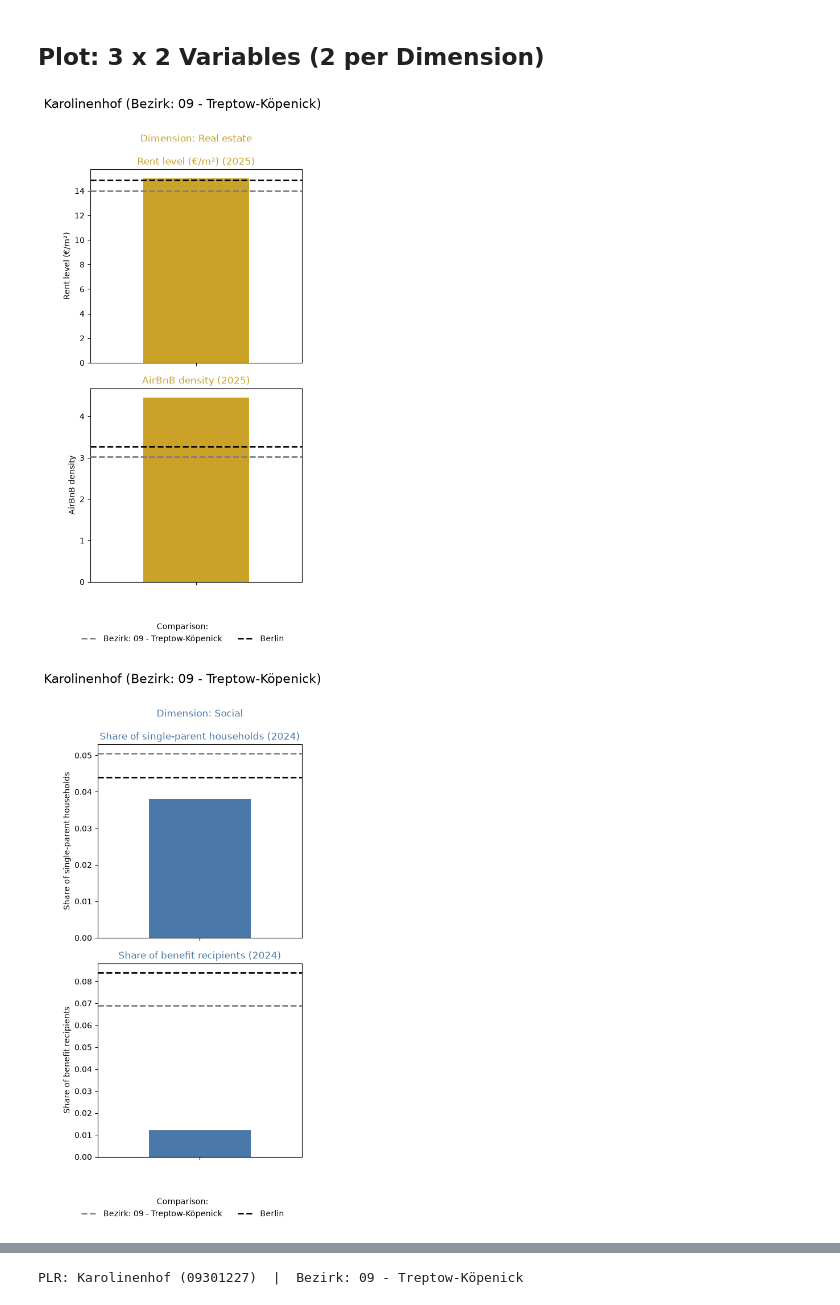
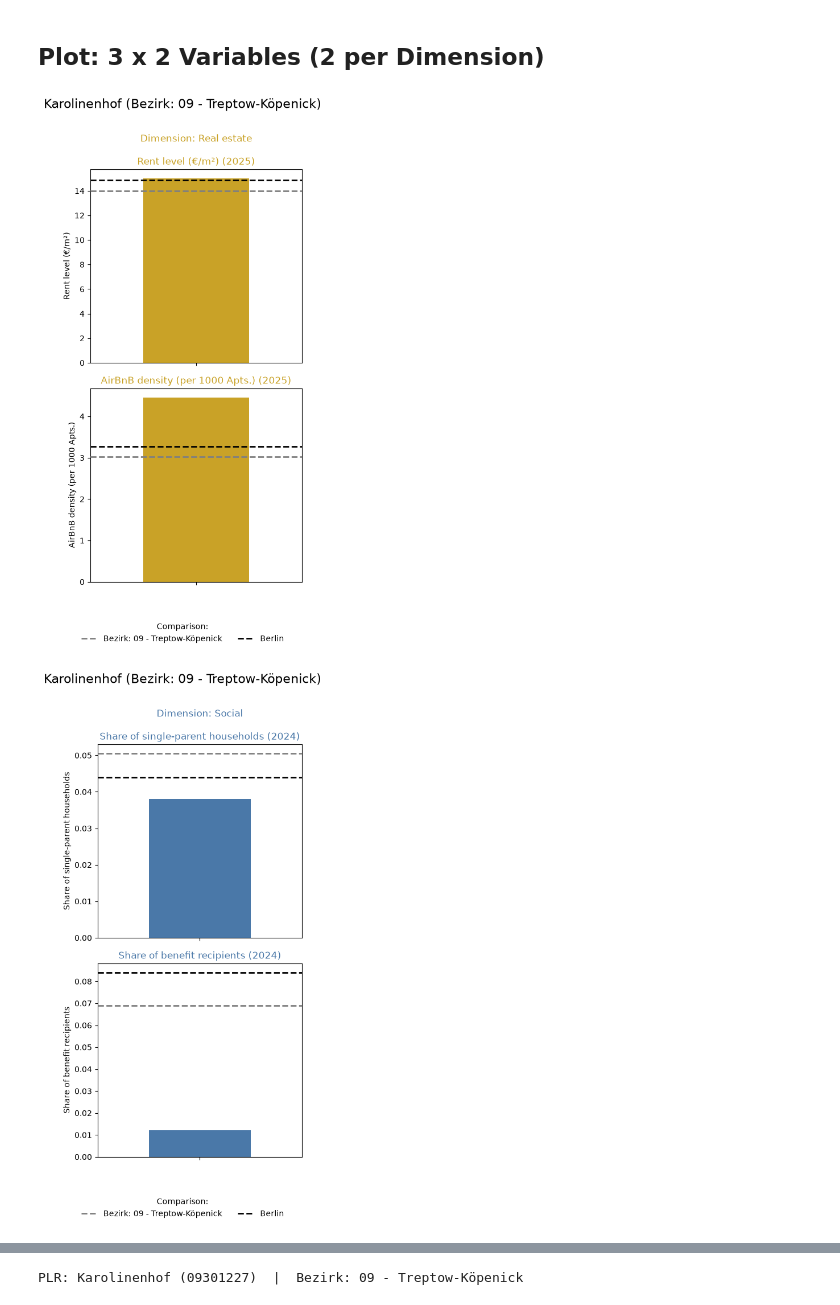
Before and after one commit to mshlg/capstone-kiezkeeper, a Jupyter notebook: notebooks/EDA/plots_kiez_profile.ipynb, the cells around one changed output, grey strips where cells are left out. Drawn from its saved outputs; the diff is of its cells as text; code cells hidden in the pictures.

Commit message:
added description for AirBnB density

```diff
--- a/notebooks/EDA/plots_kiez_profile.ipynb
+++ b/notebooks/EDA/plots_kiez_profile.ipynb
@@ -52,7 +52,7 @@ labels = {
     "re_miete_niveau": "Rent level (€/m²)",
     "re_miete_trend": "Rent trend",
     "re_altbau_share": "Share of pre-war buildings",
-    "re_dichte_all": "AirBnB density",
+    "re_dichte_all": "AirBnB density (per 1000 Apts.)",
     "re_brw_niveau": "Land value (€/m²)",
     "soc_single_parent_household_share_2024": "Share of single-parent households",
     "soc_transfer_benefit_share_2024": "Share of benefit recipients",
@@ -214,7 +214,7 @@ plr_id = "10200419"
 id_col = "plr_id"
 
 selected_vars_raw = {
-    "re":  ["Rent level (€/m²)", "AirBnB density"],
+    "re":  ["Rent level (€/m²)", "AirBnB density (per 1000 Apts.)"],
     "soc": ["Share of single-parent households", "Share of benefit recipients"],
     "com": ["Business exit rate", "Share of upscale gastronomy"],
 }
@@ -311,7 +311,7 @@ plr_id = "09301227"
 id_col = "plr_id"
 
 selected_vars_raw = {
-    "re":  ["Rent level (€/m²)", "AirBnB density"],
+    "re":  ["Rent level (€/m²)", "AirBnB density (per 1000 Apts.)"],
     "soc": ["Share of single-parent households", "Share of benefit recipients"],
     "com": ["Business exit rate", "Share of upscale gastronomy"],
 }
@@ -369,34 +369,34 @@ for dim in ["re", "soc", "com"]:
         berlin_line, = ax.plot([-0.5, 0.5], [berlin_center, berlin_center], color="black",
                                 linestyle="--", linewidth=2, zorder=3)
 
         ax.set_xticks([0])
         ax.set_xticklabels([""])
         ax.set_xlim(-0.5, 0.5)
         ax.set_ylabel(var_raw)
 
         if i == 0:
             ax.set_title(f"Dimension: {dimension_labels[dim]}\n\n{var_raw} ({years_by_label[var_raw]})",
                          color=dimension_colors[dim])
         else:
             ax.set_title(f"{var_raw} ({years_by_label[var_raw]})", color=dimension_colors[dim])
 
     fig.legend(
         handles=[bez_line, berlin_line],
         labels=[f"Bezirk: {bez_name}", "Berlin"],
         title="Comparison:",
         loc="upper center", bbox_to_anchor=(0.5, 0.0),
         ncol=2, frameon=False,
     )
 
     fig.suptitle(f"{plr_name} (Bezirk: {bez_name})", fontsize=16, y=1.01)
 
     fig.tight_layout(rect=[0, 0.04, 1, 1])
     #fig.savefig(f"{dim}_{plr_id}.png", dpi=150, bbox_inches="tight")
     plt.show()
 
 print(f"PLR: {plr_name} ({plr_id})  |  Bezirk: {bez_name}")
 # %% [output]
-[figure, old version]
+[figure, new version]
 [figure]
 [figure]
 PLR: Karolinenhof (09301227)  |  Bezirk: 09 - Treptow-Köpenick
```
Also changed, not shown: parts of 6 cells of this notebook.
